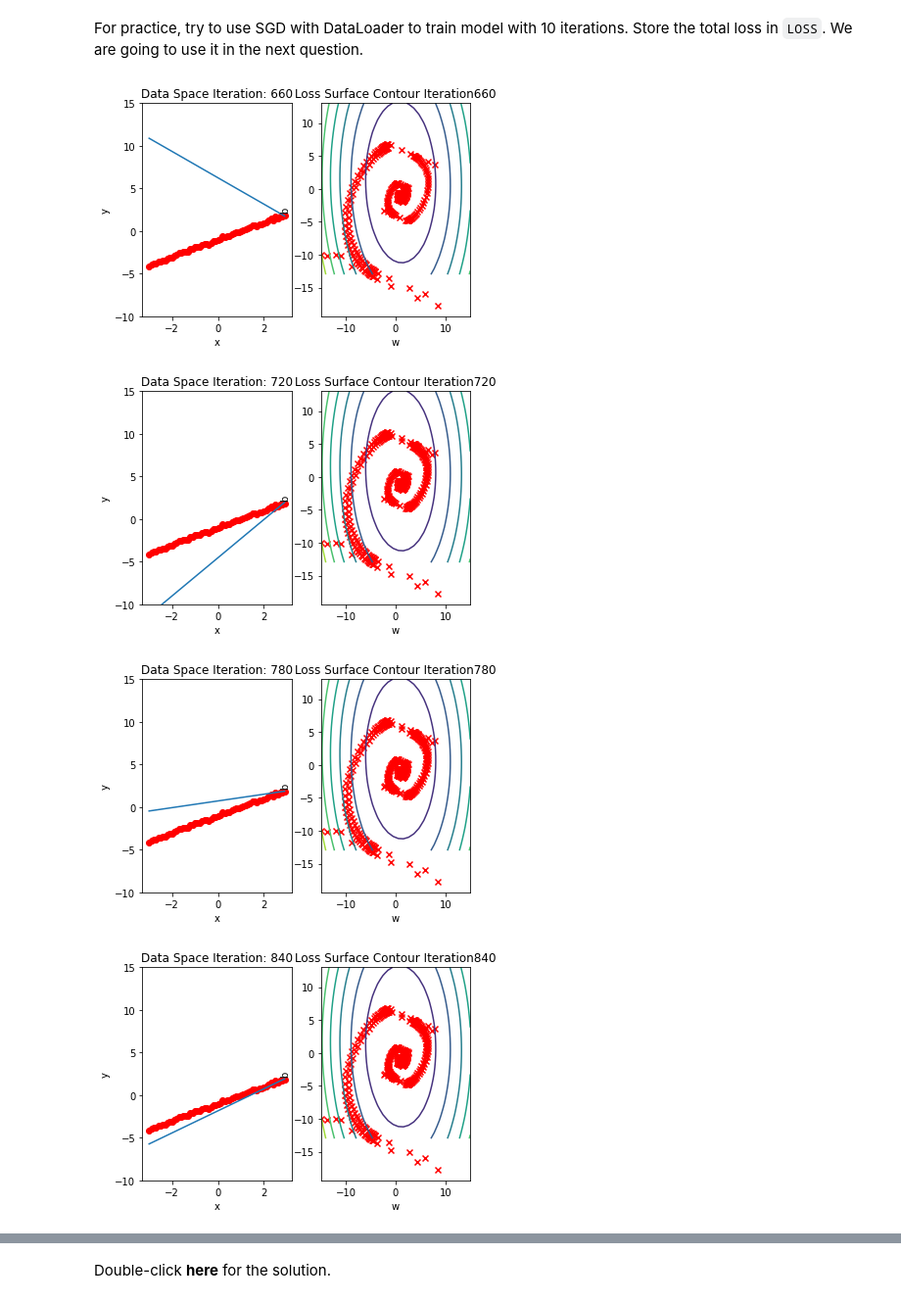
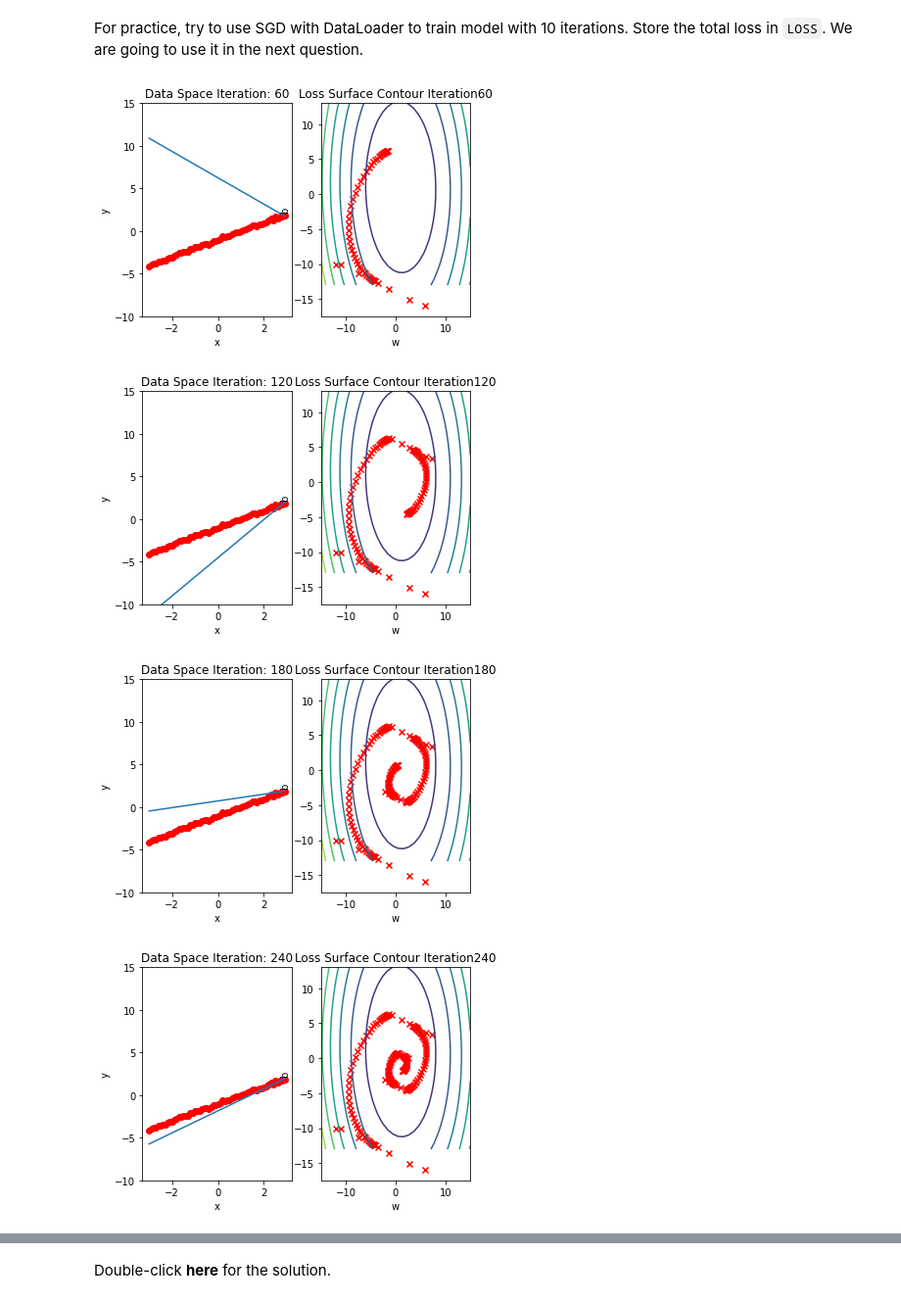
Before and after one commit to Aljoja/IBM-ML-Python, a Jupyter notebook: Deep Neural Networks with PyTorch/Week 3/3.1_stochastic_gradient_descent_v3.ipynb, the cells around one changed output, grey strips where cells are left out. Shown: that part at 98% size. Saved outputs shown, nothing was run; the diff lists cells and outputs as text; code cells hidden in the pictures.

```diff
--- a/Deep Neural Networks with PyTorch/Week 3/3.1_stochastic_gradient_descent_v3.ipynb
+++ b/Deep Neural Networks with PyTorch/Week 3/3.1_stochastic_gradient_descent_v3.ipynb
@@ -524,28 +524,29 @@ For practice, try to use SGD with DataLoader to train model with 10 iterations.
 # %%
 # Practice: Use SGD with trainloader to train model and store the total loss in LOSS
 
+get_surface = plot_error_surfaces(15, 13, X, Y, 30, go = False)
 LOSS = []
 w = torch.tensor(-12.0, requires_grad = True)
 b = torch.tensor(-10.0, requires_grad = True)
 
 def my_train_model(epochs):
     for epoch in range(epochs):
         Yhat = forward(X)
         LOSS.append(criterion(Yhat, X).tolist())
         for x, y in trainloader:
             yhat = forward(x)
             loss = criterion(yhat, y)
             get_surface.set_para_loss(w.data.tolist(), b.data.tolist(), loss.tolist())
             loss.backward()
             w.data = w.data - lr * w.grad.data
             b.data = b.data - lr * b.grad.data
             w.grad.data.zero_()
             b.grad.data.zero_()
         get_surface.plot_ps()
 
 my_train_model(10)
 # %% [output]
-[figure, old version]
+[figure, new version]
-[figure, old version]
+[figure, new version]
-[figure, old version]
+[figure, new version]
-[figure, old version]
+[figure, new version]
```
Also changed, not shown: parts of 1 cell of this notebook, 5 other files.
